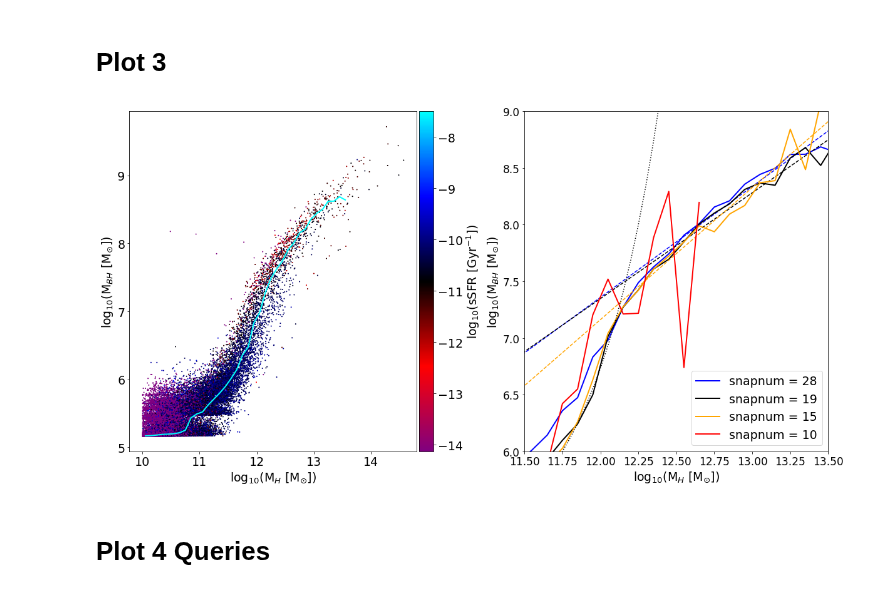
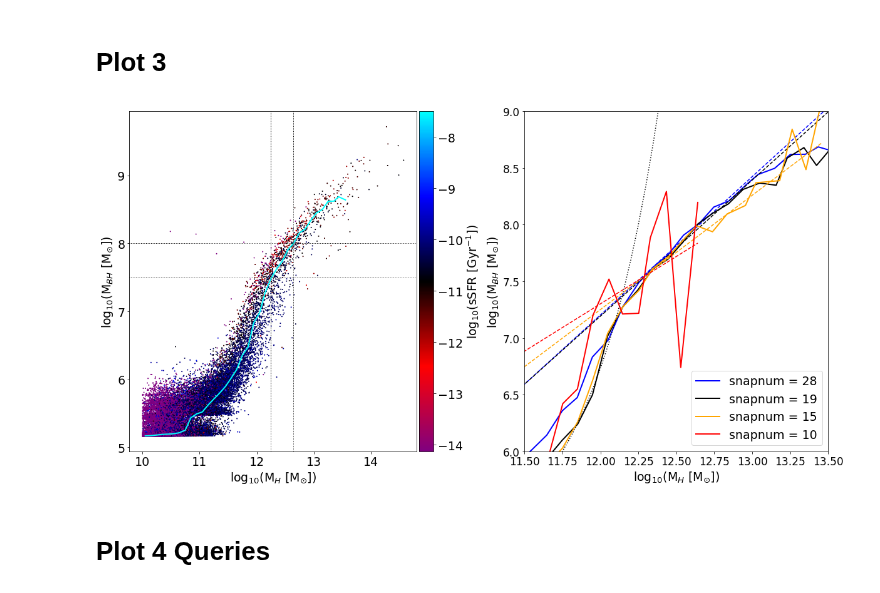
Before and after one commit to xvh422/L4-Project, a Jupyter notebook: J_Carter_Code.ipynb, the cells around one changed output. Saved outputs shown, nothing was run; the diff lists cells and outputs as text; code cells hidden in the pictures.

```diff
--- a/J_Carter_Code.ipynb
+++ b/J_Carter_Code.ipynb
@@ -573,36 +579,41 @@ ax1.plot(x1, y1, linewidth=2, color='cyan')
 ax1.set_xlabel(r'log$_{10}$(M$_{H}$ [M$_{\odot}$])')
 ax1.set_ylabel(r'log$_{10}$(M$_{BH}$ [M$_{\odot}$])')
 
 divider = make_axes_locatable(ax1)
 cax = divider.append_axes('right', size='5%', pad=0.05)
 fig.colorbar(im1, cax=cax, orientation='vertical', label = r'log$_{10}$(sSFR [Gyr$^{-1}$])')
 
 for snapnum, colour in zip(snapnums, colours):
   meds = medians(log_with_zeros(Results[snapnum]['m200']), log_with_zeros(Results[snapnum]['bh']), 10, 13.5, 0.1)
   x = meds[0]
   y = meds[1]
   ax2.plot(x, y, linewidth=2, color=colour, label="snapnum = {0:2d}".format(snapnum))
-  xl = x[np.logical_and(x > 12.25, x < 13.5)]
-  yl = y[np.logical_and(x > 12.25, x < 13.5)]
+  xl = x[np.logical_and(x > 12.25, x < 13.0)]
+  yl = y[np.logical_and(x > 12.25, x < 13.0)]
   params = np.polyfit(xl, yl, 1)
   ax2.plot(x, params[0]*x + params[1], linestyle='dashed', color=colour)
 
 xs1 = np.arange(11.5, 12.5, 0.05)
 ys1 = 9**(xs1-11.75) + 5
 ax2.plot(xs1, ys1, color='black', linestyle='dotted')
 
 ax2.set_xlabel(r'log$_{10}$(M$_{H}$ [M$_{\odot}$])')
 ax2.set_ylabel(r'log$_{10}$(M$_{BH}$ [M$_{\odot}$])')
 ax2.set_xlim(11.5, 13.5)
 ax2.set_ylim(6, 9)
 ax2.tick_params(labelsize=17)
 ax2.legend()
 
+ax1.axhline(7.5, color='black', linestyle=':', linewidth=1) # 7.48831058
+ax1.axvline(12.25, color='black', linestyle=':', linewidth=1) # 12.25264978
+ax1.axhline(8.0, color='black', linestyle=':', linewidth=1) # 8.00860786
+ax1.axvline(12.64, color='black', linestyle=':', linewidth=1) # 12.64950943
+
 plt.subplots_adjust(wspace=0.3)
 plt.savefig('Plot_3.jpeg', bbox_inches = 'tight')
 plt.show()
 # %% [output]
-[figure, old version]
+[figure, new version]
 # %% [markdown]
 # Plot 4 Queries
 # %%
```
Also changed, not shown: parts of 15 cells of this notebook.
